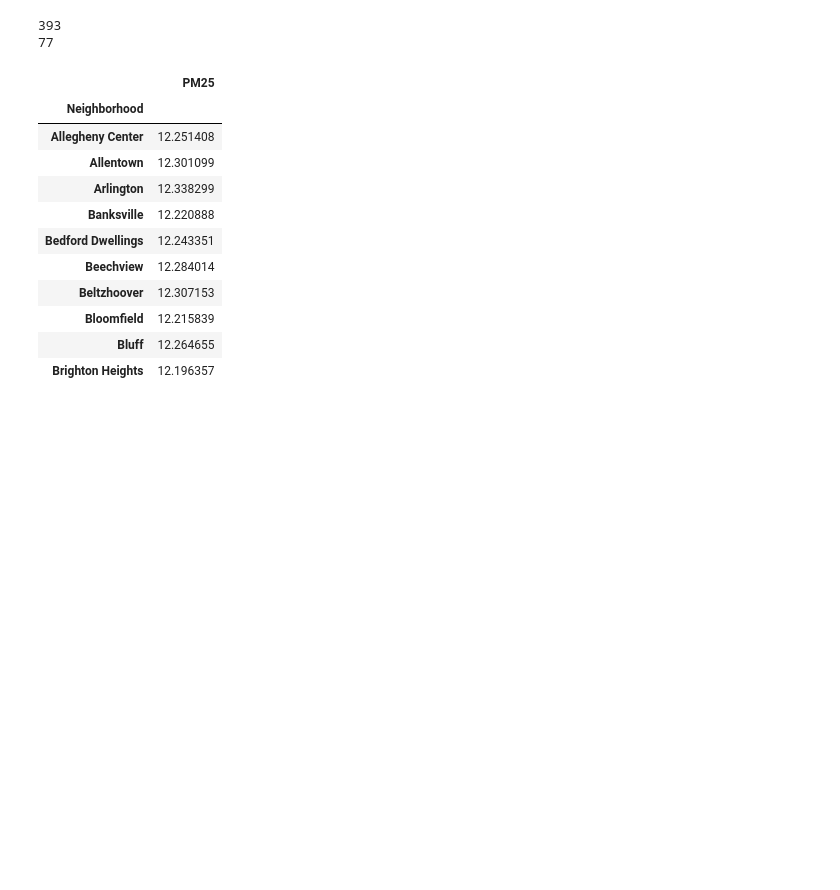
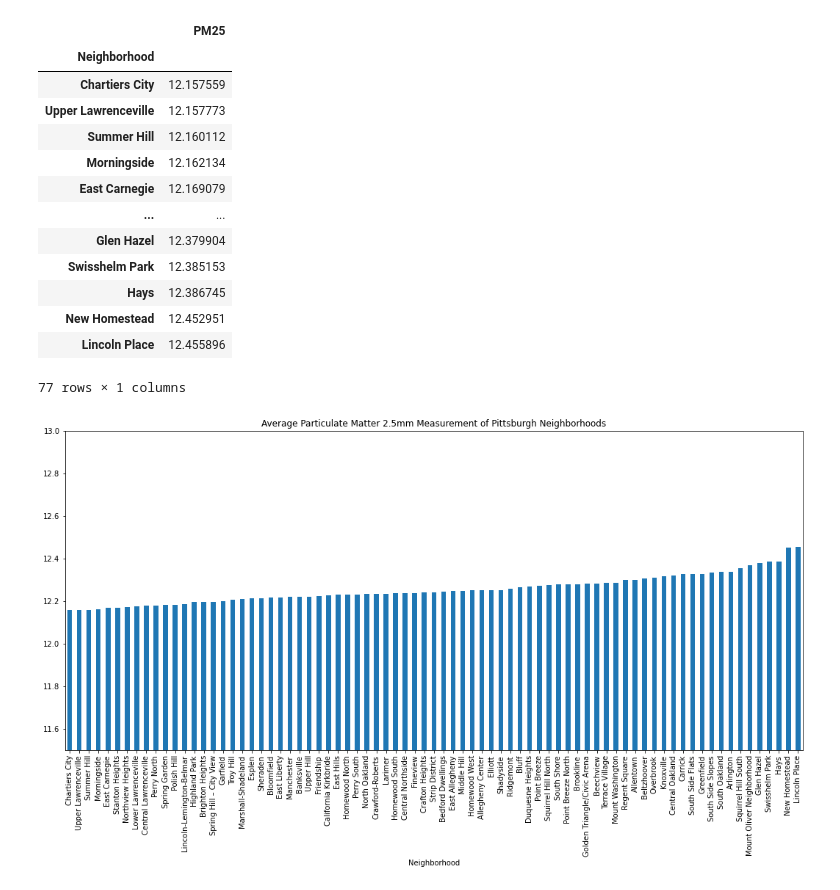
Before and after one commit to JacksonFrank/best_neighborhood_pittsburgh, a Jupyter notebook: Jackson_Frank.ipynb, the cells around one changed output. Cells and saved outputs as stored; diff of their text form; code cells hidden in the pictures; blank space fills up the shorter version.

Commit message:
Added Graphs, finished personal notebook

```diff
--- a/Jackson_Frank.ipynb
+++ b/Jackson_Frank.ipynb
@@ -1,4 +1,6 @@
 # %%
+%matplotlib inline
+
 import pandas as pd
 import numpy as np
 
@@ -13,48 +15,53 @@ pitt_census_tracts_pd = pitt_census_tracts_pd[census_tracts_mask]
 # Converts the census tracts to floats (there may also be more than one tract per entry)
 def split_and_float(tract):
     tract_split = tract.split(', ')
     final_arr = []
     for tract in tract_split:
         final_arr.append(float(tract))
     return final_arr
 pitt_census_tracts_pd['FloatTracts'] = pitt_census_tracts_pd['Census Tracts'].apply(split_and_float)
 
 # For some reason the census tracts in this file are multiplied by 100
 particulate_matter_pd['RealTract'] = particulate_matter_pd['CensusTract'] / 100
 
 # Identifies the Neighborhood of each census tract and attaches it to particulate matter dataframe (this is really slow but necessary since there are neighborhoods with multiple census tracts)
 def find_neighborhood(tract):
     for index, row in pitt_census_tracts_pd.iterrows():
         if tract in row['FloatTracts']:
             return row['Neighborhood']
     return None
 particulate_matter_pd['Neighborhood'] = particulate_matter_pd['RealTract'].apply(find_neighborhood)
 part_mask = particulate_matter_pd['Neighborhood'] != None
 particulate_matter_pd = particulate_matter_pd[part_mask]
 
 # We don't need the census tracts anymore now that the neighborhoods are matched up
 particulate_matter_pd.drop(["CensusTract", "RealTract"], axis=1, inplace=True)
 
-print(len(particulate_matter_pd))
-
 # Merges rows with same neighborhood, pm rating is the mean of all pm ratings of the neighborhood
 merge_guide = {'PM25': 'mean'}
 particulate_matter_pd = particulate_matter_pd.groupby(particulate_matter_pd['Neighborhood']).aggregate(merge_guide)
 
-print(len(particulate_matter_pd))
-particulate_matter_pd.head(10)
+# Order neighborhoods by PM25 rating, going from lowest to highest
+particulate_matter_pd.sort_values(by=["PM25"], inplace=True)
+
+# Plot a bar graph of the data
+particulate_matter_pd.plot(kind="bar", title="Average Particulate Matter 2.5mm Measurement of Pittsburgh Neighborhoods", figsize=(18, 8), ylim=(11.5, 13), legend=False)
+
+particulate_matter_pd
+#particulate_matter_pd.info()
 # %% [output]
+|  | PM25 |
+| Neighborhood |  |
+| Chartiers City | 12.157559 |
+| Upper Lawrenceville | 12.157773 |
+| Summer Hill | 12.160112 |
+| Morningside | 12.162134 |
+| East Carnegie | 12.169079 |
+| ... | ... |
+| Glen Hazel | 12.379904 |
+| Swisshelm Park | 12.385153 |
+| Hays | 12.386745 |
+| New Homestead | 12.452951 |
+| Lincoln Place | 12.455896 |
-393
-77
+77 rows × 1 columns
-|  | PM25 |
-| Neighborhood |  |
-| Allegheny Center | 12.251408 |
-| Allentown | 12.301099 |
-| Arlington | 12.338299 |
-| Banksville | 12.220888 |
-| Bedford Dwellings | 12.243351 |
-| Beechview | 12.284014 |
-| Beltzhoover | 12.307153 |
-| Bloomfield | 12.215839 |
-| Bluff | 12.264655 |
-| Brighton Heights | 12.196357 |
+[figure, added]
```
